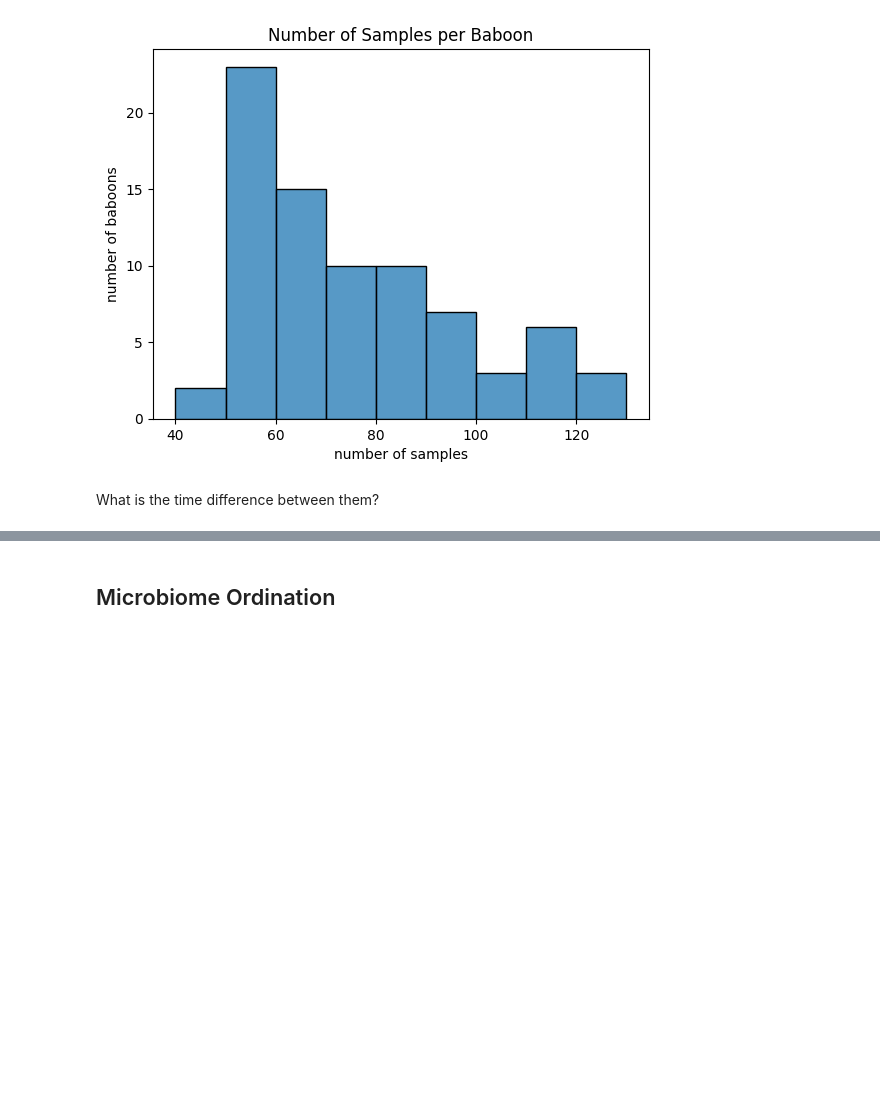
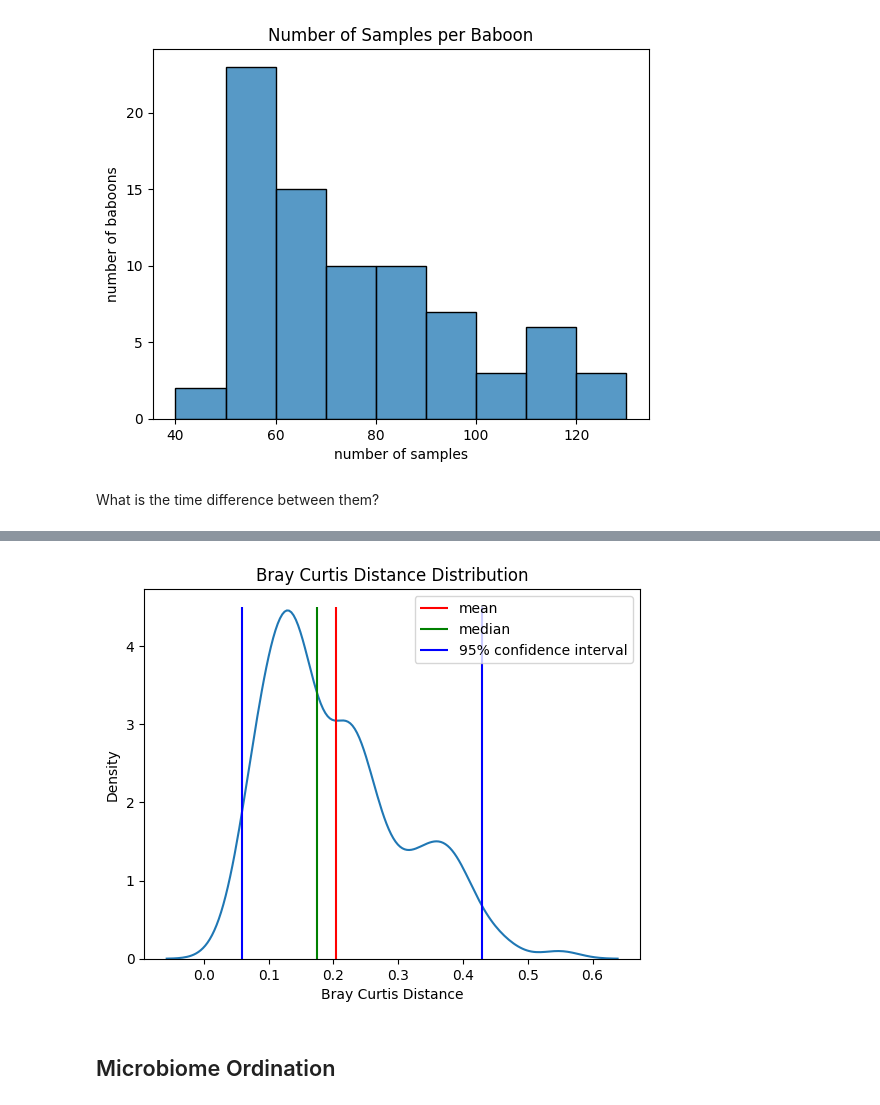
Before and after one commit to yuvaldotan/workshop_microbiome, a Jupyter notebook: milestone_1.ipynb, the cells around one changed output, grey strips where cells are left out. Saved outputs shown, nothing was run; the diff lists cells and outputs as text; code cells hidden in the pictures; blank space fills up the shorter version.

```diff
--- a/milestone_1.ipynb
+++ b/milestone_1.ipynb
@@ -68,33 +70,35 @@ indexes_list = [index for index in indexes_list if len(index) > 1]
 # %%
 from scipy.spatial.distance import braycurtis
 import numpy as np
 bray_curtis_distances = []
 
 for indexes in indexes_list:
     for row1 in data_df.loc[indexes].iterrows():
         for row2 in data_df.loc[indexes].iterrows():
             if row1[0] != row2[0]:
                 distance = braycurtis(row1[1], row2[1])
                 bray_curtis_distances.append(distance)
 
 bray_curtis_distances = np.array(bray_curtis_distances)
 sns.kdeplot(bray_curtis_distances)
 plt.xlabel("Bray Curtis Distance")
 plt.ylabel("Density")
 plt.title("Bray Curtis Distance Distribution")
 plt.vlines(x = bray_curtis_distances.mean(), ymin=0, ymax=4.5, color="red", label="mean")
-plt.vlines(x = np.median(bray_curtis_distances) + bray_curtis_distances.std(), ymin=0, ymax=4.5, color="green", label="median")
+plt.vlines(x = np.median(bray_curtis_distances), ymin=0, ymax=4.5, color="green", label="median")
 
 
 
 lower_bound = np.quantile(bray_curtis_distances, 0.025)
 upper_bound = np.quantile(bray_curtis_distances, 0.975)
 
 plt.vlines(x = lower_bound, ymin=0, ymax=4.5, color="blue", label="95% confidence interval")
 plt.vlines(x = upper_bound, ymin=0, ymax=4.5, color="blue")
 
 plt.legend()
 plt.show()
+# %% [output]
+[figure, added]
 # %% [markdown]
 ## Microbiome Ordination
 # %% [markdown]
```
Also changed, not shown: parts of 11 cells of this notebook.
